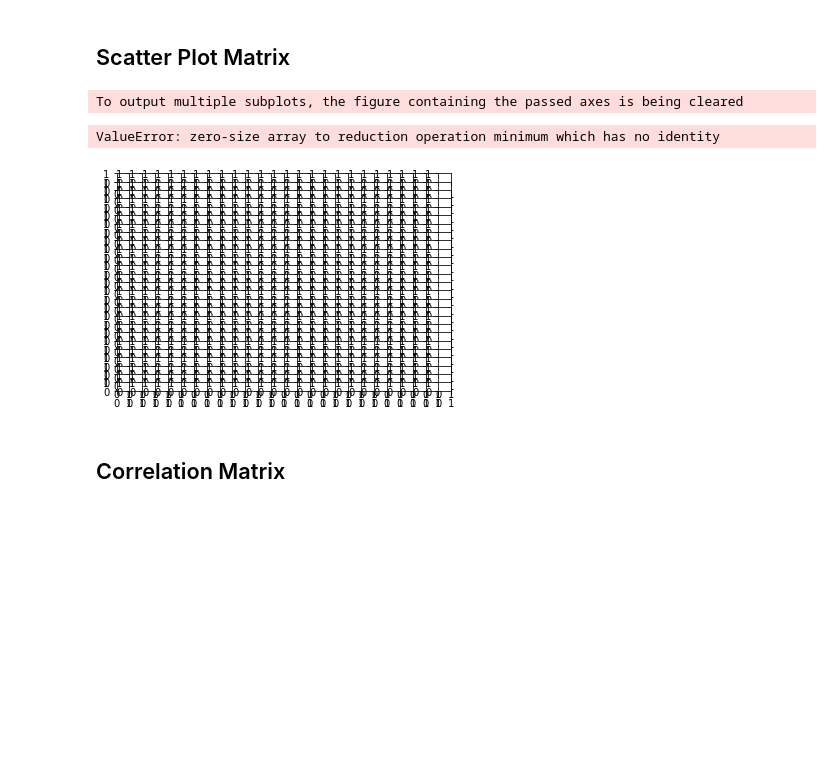
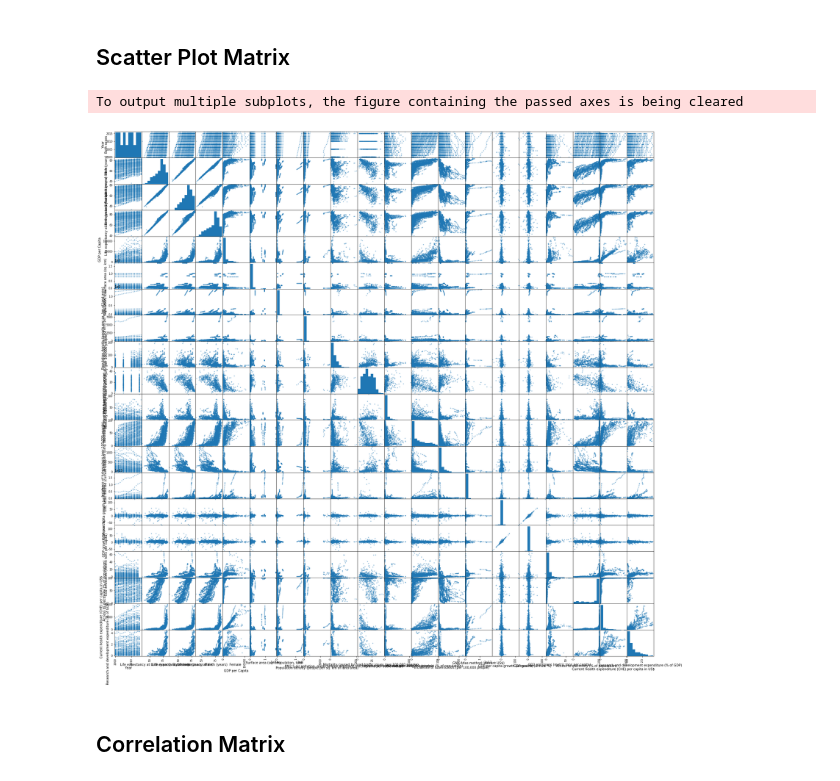
Before and after one commit to patrickFuerst/human_life_exp, a Jupyter notebook: Data_Visualizations(Anna).ipynb, the cells around one changed output. Cells and saved outputs as stored; diff of their text form; code cells hidden in the pictures; blank space fills up the shorter version.

```diff
--- a/Data_Visualizations(Anna).ipynb
+++ b/Data_Visualizations(Anna).ipynb
@@ -38,0 +24,11 @@ display(data.head())
+# %%
+data = pd.read_csv('data/processed/merged_data.csv')
+
+#print(data.shape)
+#data.describe()
+#data.isnull().sum()
+
+# drop columns with no values: 'Last Updated: 11/14/2018', 'Data from database: World Development Indicators'
+data.drop(['Last Updated: 11/14/2018', 'Data from database: World Development Indicators'], axis=1,  inplace=True)
+display(data.head())
+data.count()
@@ -39,13 +60,12 @@ display(data.head())
 # %% [markdown]
 ## Scatter Plot Matrix
 # %%
-fig = plt.figure()
+fig = plt.figure(figsize=(30,30))
 ax = fig.subplots()
 sm = pd.plotting.scatter_matrix(data, ax = ax)
 # %% [output]
 To output multiple subplots, the figure containing the passed axes is being cleared
-ValueError: zero-size array to reduction operation minimum which has no identity
-[figure, old version]
+[figure, new version]
 # %% [markdown]
 ## Correlation Matrix
 # %%
```
Also changed, not shown: parts of 9 cells of this notebook.
